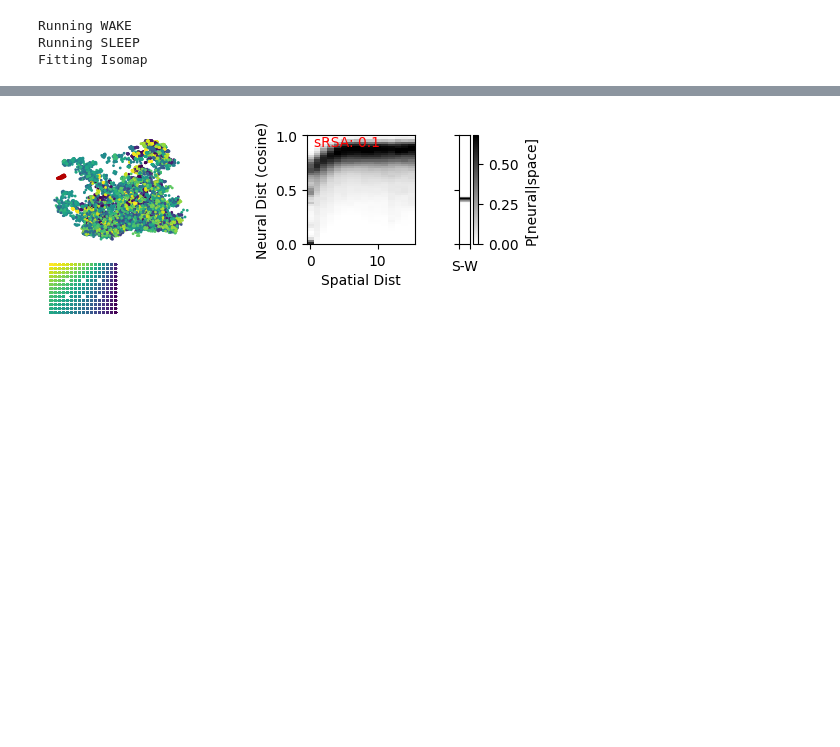
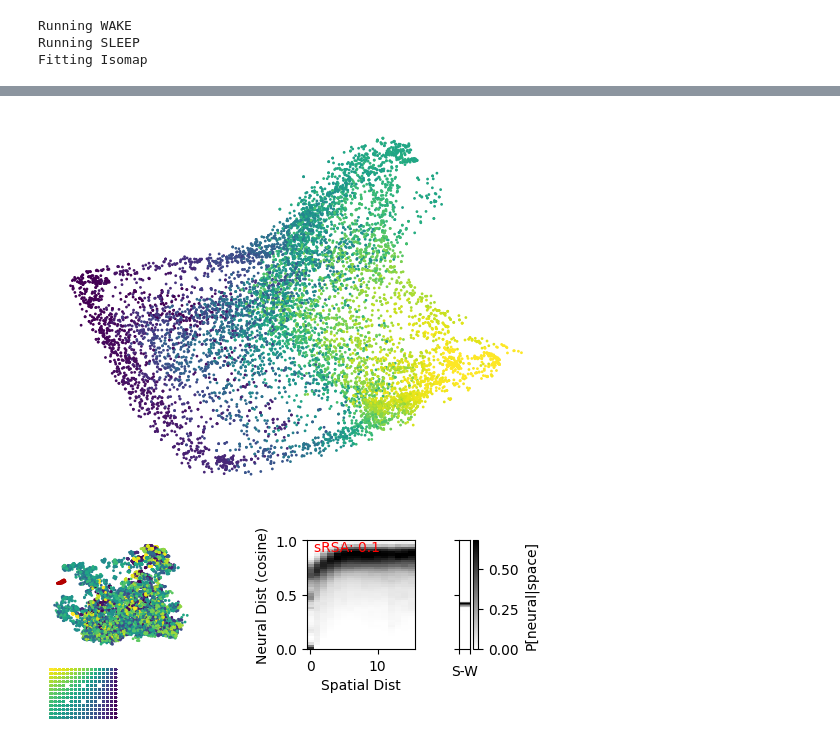
Before and after one commit to SabrinaDu7/RL_for_pRNN, a Jupyter notebook: LavaAnalysis.ipynb, the cells around one changed output, grey strips where cells are left out. Cells and saved outputs as stored; diff of their text form; code cells hidden in the pictures; blank space fills up the shorter version.

```diff
--- a/LavaAnalysis.ipynb
+++ b/LavaAnalysis.ipynb
@@ -134,3 +162,12 @@ Fitting Isomap
+# %%
+from prnn.utils.general import saveFig
+
+plt.figure()
+RGA.isomapPanel('position')
+saveFig(plt.gcf(), 'isomap_'+netname, savefolder,
+                    filetype='pdf')
+# %% [output]
+[figure, added]
 # %%
 # LN
 RGA.WakeSleepFigure(netname,savefolder)
```
Also changed, not shown: parts of 8 cells of this notebook, 29 other files.
